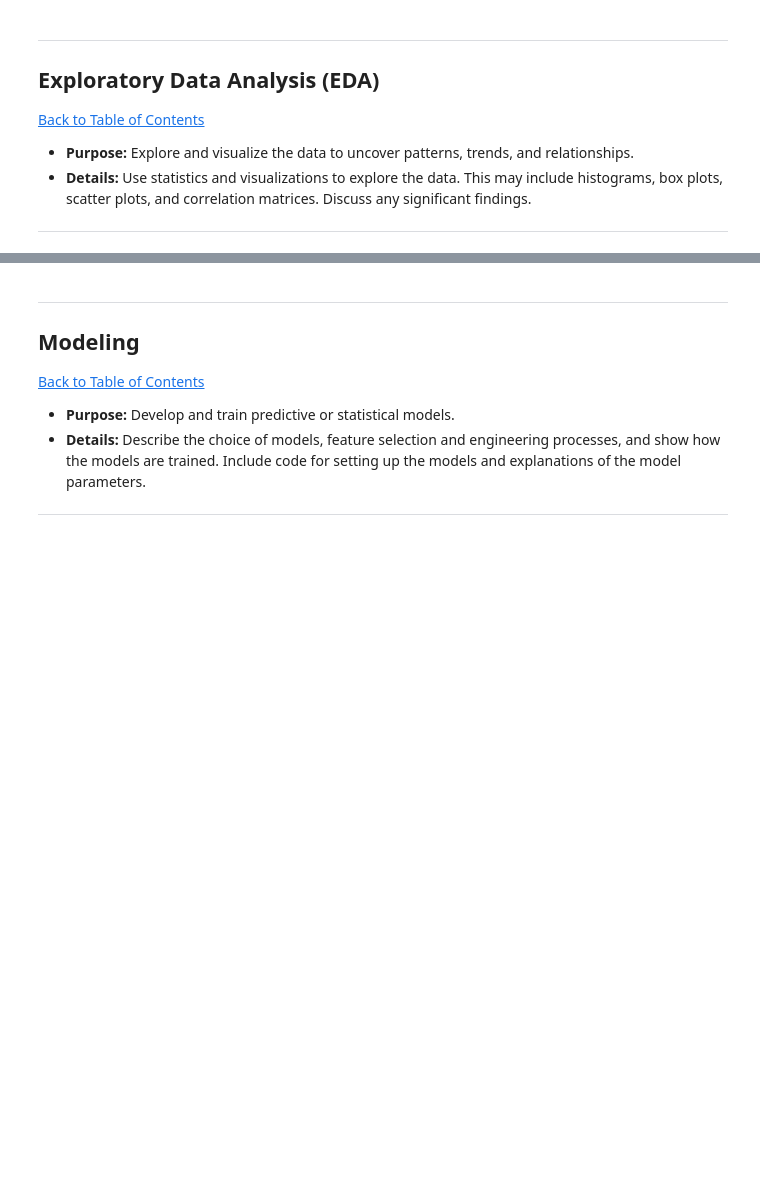
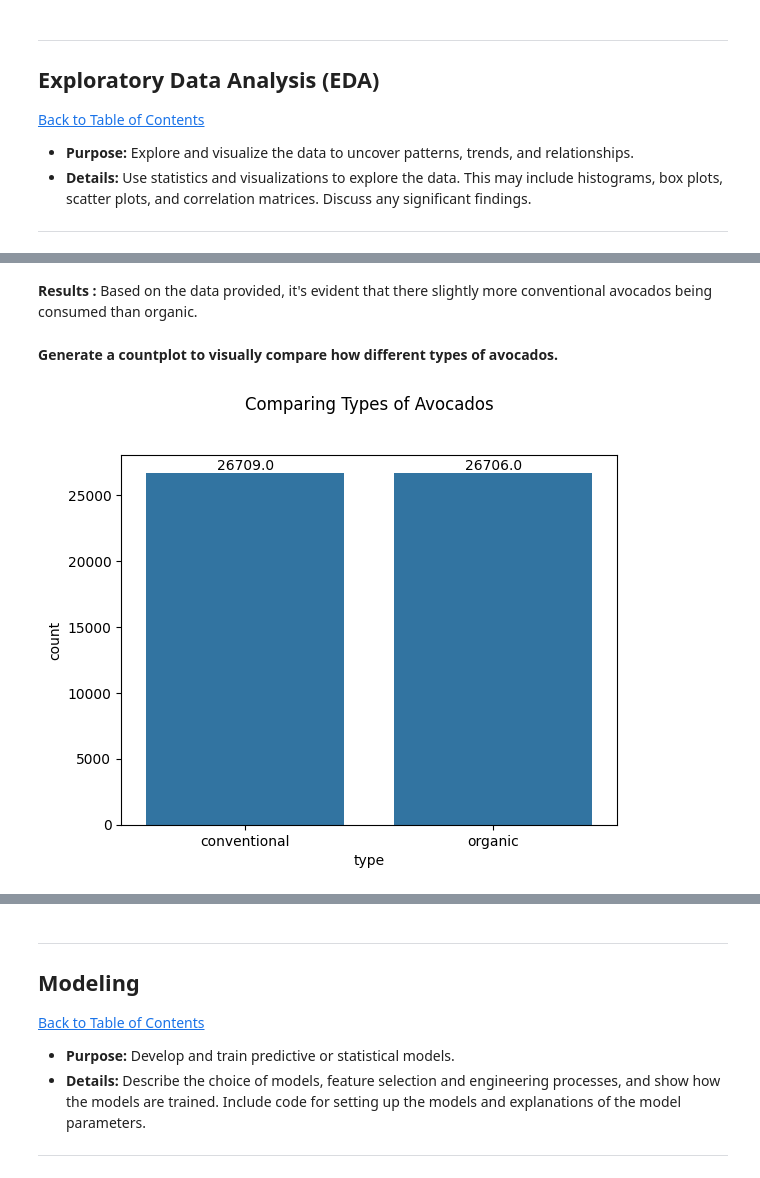
Before and after one commit to VenishaAI/Cornerstone_Project_Avo-Data_Prices, a Jupyter notebook: QCTO---Workplace-Module-Notebook-Template-4571 (1).ipynb, the cells around one changed output, grey strips where cells are left out. Saved outputs shown, nothing was run; the diff lists cells and outputs as text; code cells hidden in the pictures; blank space fills up the shorter version.

```diff
--- a/QCTO---Workplace-Module-Notebook-Template-4571 (1).ipynb
+++ b/QCTO---Workplace-Module-Notebook-Template-4571 (1).ipynb
@@ -275,0 +320,34 @@ pip freeze > requirements.txt
+# %% [markdown]
+**Results :** Based on the data provided, it's evident that there slightly more conventional avocados being consumed than organic.
+# %% [markdown]
+**Generate a countplot to visually compare how different types of avocados.**
+# %%
+import seaborn as sns
+import matplotlib.pyplot as plt
+
+# Setup countplot
+ax = sns.countplot(
+    data=df_copy,
+    x='type',
+    order=df_copy['type'].value_counts().index
+)
+
+# Set the title of the plot with an adjusted position for better readability
+plt.title('Comparing Types of Avocados', y=1.1)
+
+# Add counts above each bar
+for p in ax.patches:
+    height = p.get_height()
+    ax.annotate(
+        f'{height}',
+        (p.get_x() + p.get_width() / 2., height),
+        ha='center',
+        va='center',
+        xytext=(0, 5),  # 5 points vertical offset
+        textcoords='offset points'
+    )
+
+# Display the plot
+plt.show()
+# %% [output]
+[figure, added]
```
Also changed, not shown: parts of 11 cells of this notebook.
